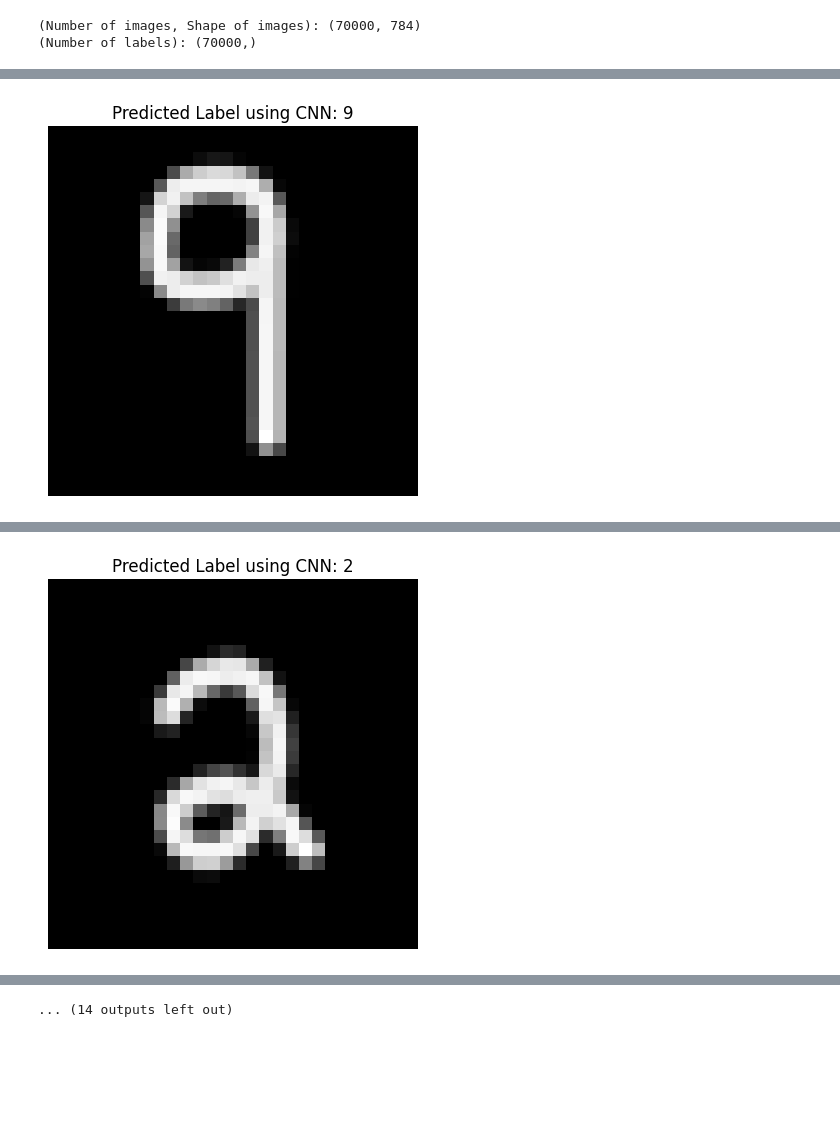
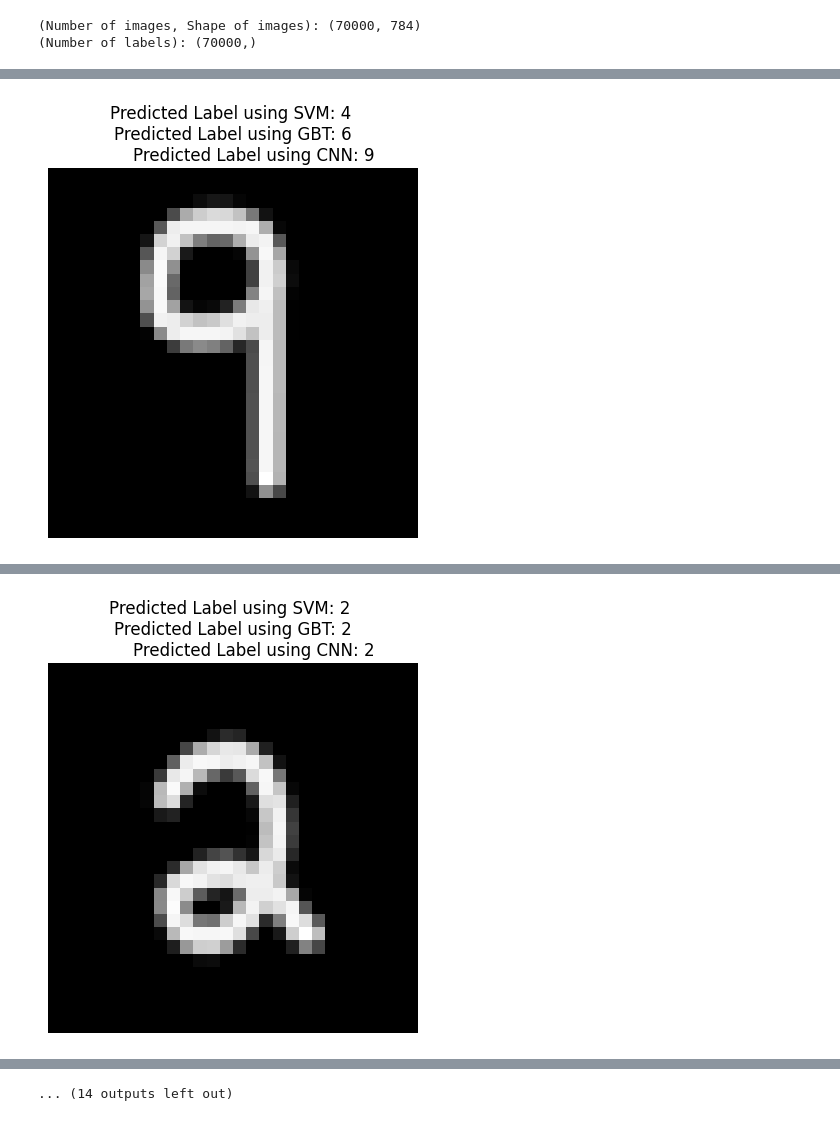
Before and after one commit to gmccannon/AML-Project-3, a Jupyter notebook: main.ipynb, the cells around one changed output, grey strips where cells are left out. Cells and saved outputs as stored; diff of their text form; code cells hidden in the pictures; blank space fills up the shorter version.

```diff
--- a/main.ipynb
+++ b/main.ipynb
@@ -141,6 +148,8 @@ for filename in os.listdir(directory):
         image_scaled = image_flattened / 255.0
 
         # Predict the label using the trained models
+        predicted_label_svm = svm_classifier.predict([image_scaled])[0]
+        predicted_label_gbt = clf_gbt.predict([image_scaled])[0]
 
         # Predict with CNN
         ni = image_scaled.reshape(-1, 28, 28, 1)
@@ -153,6 +162,7 @@ for filename in os.listdir(directory):
         # Display the image along with the predicted labels
         plt.imshow(image_to_show, cmap='gray')
         plt.axis('off')
-        plt.title(f'Predicted Label using CNN: {predicted_label_cnn}')
+        plt.title(f'Predicted Label using SVM: {predicted_label_svm} \nPredicted Label using GBT: {predicted_label_gbt}\n\
+        Predicted Label using CNN: {predicted_label_cnn}')
         plt.show()
 # %% [output]
@@ -160 +170 @@ for filename in os.listdir(directory):
-[figure, old version]
+[figure, new version]
@@ -162 +172 @@ for filename in os.listdir(directory):
-[figure, old version]
+[figure, new version]
```
Also changed, not shown: parts of 5 cells of this notebook, 9 other files.
